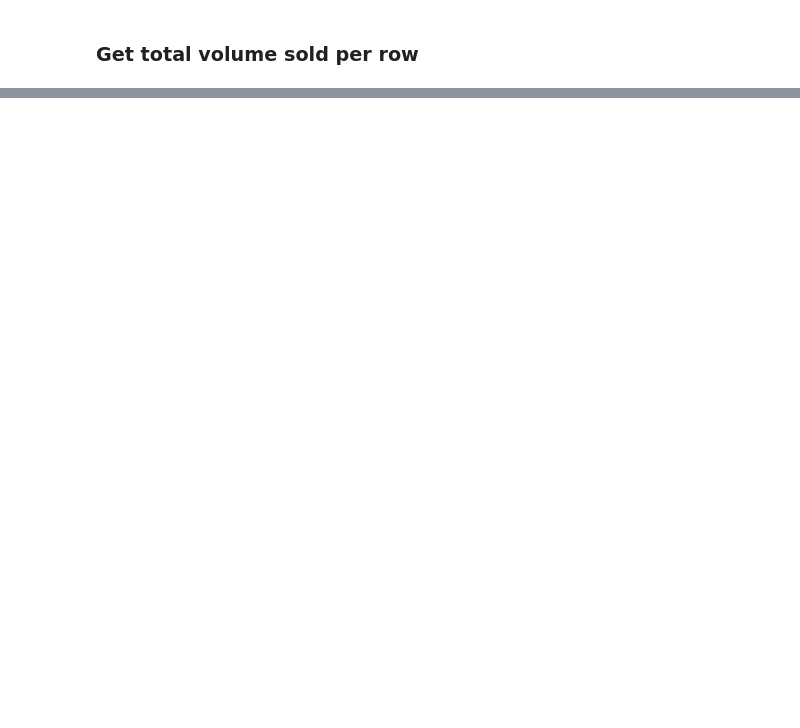
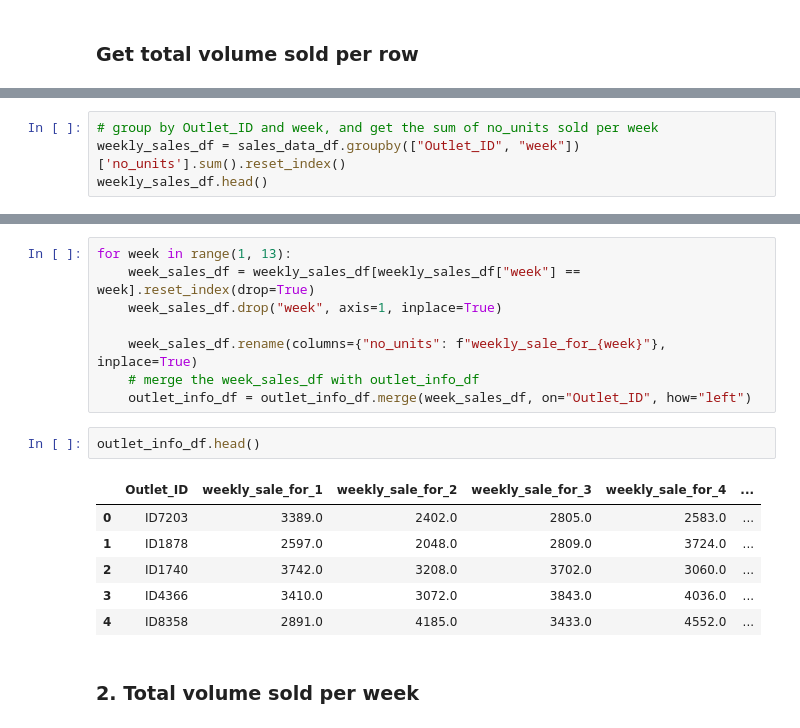
Before and after one commit to RadCod3/DataStorm-4.0-BrainLeftException-SemiFinals, a Jupyter notebook: template.ipynb, the cells around one changed output, grey strips where cells are left out. Drawn from its saved outputs; the diff is of its cells as text; blank space fills up the shorter version.

Commit message:
Added features to outlet_info_df

```diff
--- a/template.ipynb
+++ b/template.ipynb
@@ -415,0 +438,4 @@ sales_data_df.head()
+# %%
+# group by Outlet_ID and week, and get the sum of no_units sold per week
+weekly_sales_df = sales_data_df.groupby(["Outlet_ID", "week"])['no_units'].sum().reset_index()
+weekly_sales_df.head()
@@ -415,0 +459,19 @@ sales_data_df.head()
+# %%
+for week in range(1, 13):
+    week_sales_df = weekly_sales_df[weekly_sales_df["week"] == week].reset_index(drop=True)
+    week_sales_df.drop("week", axis=1, inplace=True)
+
+    week_sales_df.rename(columns={"no_units": f"weekly_sale_for_{week}"}, inplace=True)
+    # merge the week_sales_df with outlet_info_df
+    outlet_info_df = outlet_info_df.merge(week_sales_df, on="Outlet_ID", how="left")
+# %%
+outlet_info_df.head()
+# %% [output]
+|  | Outlet_ID | weekly_sale_for_1 | weekly_sale_for_2 | weekly_sale_for_3 | weekly_sale_for_4 | ... |
+| 0 | ID7203 | 3389.0 | 2402.0 | 2805.0 | 2583.0 | ... |
+| 1 | ID1878 | 2597.0 | 2048.0 | 2809.0 | 3724.0 | ... |
+| 2 | ID1740 | 3742.0 | 3208.0 | 3702.0 | 3060.0 | ... |
+| 3 | ID4366 | 3410.0 | 3072.0 | 3843.0 | 4036.0 | ... |
+| 4 | ID8358 | 2891.0 | 4185.0 | 3433.0 | 4552.0 | ... |
+# %% [markdown]
+### 2. Total volume sold per week
```
Also changed, not shown: parts of 27 cells of this notebook.
